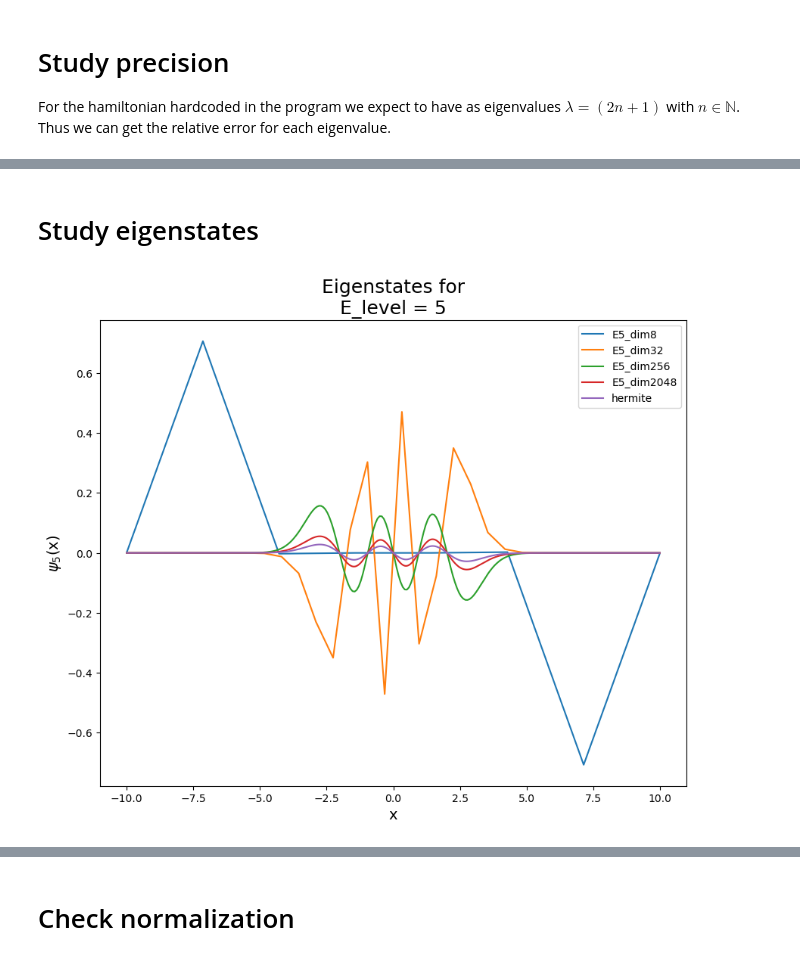
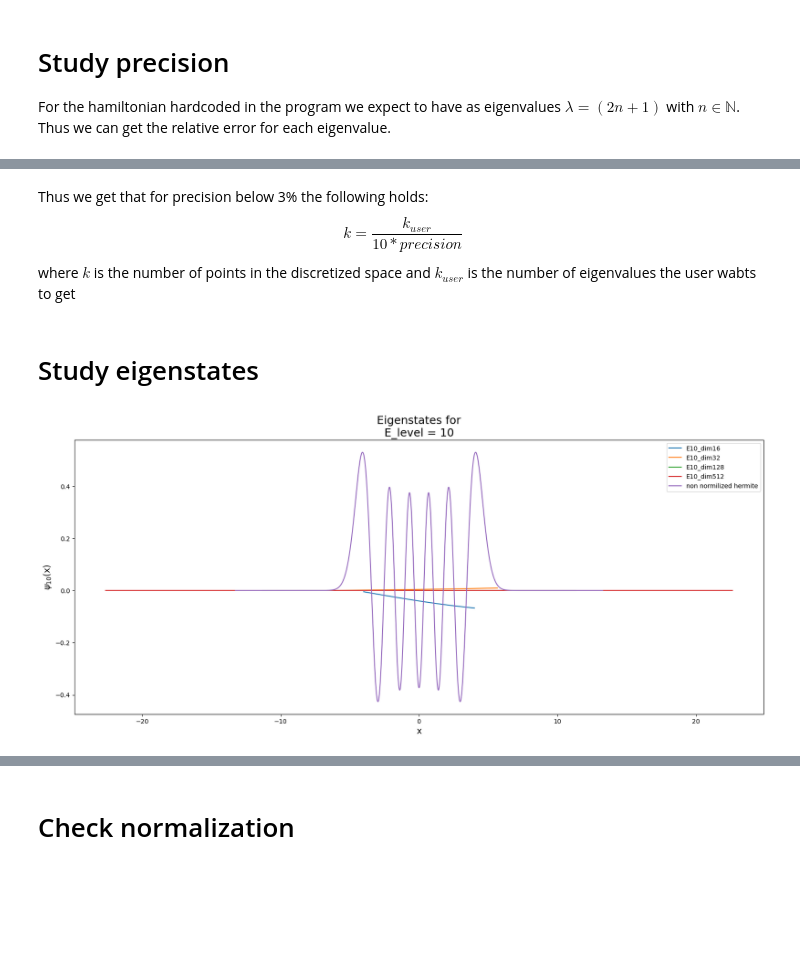
Before and after one commit to c0pp1/QIC_Exercises, a Jupyter notebook: Exercise04/exercise04.ipynb, the cells around one changed output, grey strips where cells are left out. Saved outputs shown, nothing was run; the diff lists cells and outputs as text; code cells hidden in the pictures; blank space fills up the shorter version.

```diff
--- a/Exercise04/exercise04.ipynb
+++ b/Exercise04/exercise04.ipynb
@@ -17,12 +24,12 @@ for dim in tqdm(dims):
 # Study precision
 For the hamiltonian hardcoded in the program we expect to have as eigenvalues $\lambda = (2n+1)$ with $n\in\mathbb{N}$. Thus we can get the relative error for each eigenvalue.
 # %%
-data = np.loadtxt(ofdir + '8192.txt')
+data = np.loadtxt(f'{ofdir}{dims[-1]}{which}.txt')
 eigenstates = data[:-1,:]
 eigenvalues = data[-1,:]
 x = list(range(len(eigenvalues)))
 truevals = [2*i+1 for i in range(len(eigenvalues))]
-error = (eigenvalues - truevals)/truevals
+error = abs(eigenvalues - truevals)/truevals
 # %%
 plt.plot(x, error)
 # %% [output]
@@ -34,7 +43,7 @@ errors = []
 eigenvalues_dim = []
 eigenstates_dim = []
 for dim in dims:
-    data = np.loadtxt(ofdir + f'{dim}.txt')
+    data = np.loadtxt(ofdir + f'{dim}{which}.txt')
     eigenvalues = data[-1,:]
     eigenstates = data[:-1, :]
     eigenvalues_dim.append(eigenvalues)
@@ -62,14 +71,14 @@ linearity holds till relativ error: 590.7909252644204
 # %%
-threshold = 0.01
+threshold = 0.03
 neigval_belowt = [len(error[error < threshold]) for error in errors]
 
 fig, ax = plt.subplots(figsize = (8, 4))
 ax.scatter(dims, neigval_belowt)
 #ax.set_xscale(mpl.scale.LogScale(axis='x', base=2))
 #ax.set_yscale('log')
-ax.set_title("#Eigenvalues with relative error below 1%")
-ax.set_xlabel('Eigenvalue')
+ax.set_title(f"#Eigenvalues with relative error below {threshold*100}%")
+ax.set_xlabel('Basis dimension')
 ax.set_ylabel('counts')
-fig.savefig('neigenbelow1.svg')
+fig.savefig(f'neigenbelow1{which}.svg')
 np.polyfit(dims, neigval_belowt, deg=1)
 # %% [output]
@@ -78,3 +113,9 @@ array([6.46549659e-03, 1.47755565e+01])
+# %% [markdown]
+Thus we get that for precision below 3% the following holds:
+$$
+    k = \frac{k_{user}}{10 * precision}
+$$
+where $k$ is the number of points in the discretized space and $k_{user}$ is the number of eigenvalues the user wabts to get
 # %% [markdown]
 # Study eigenstates
 # %%
@@ -82,24 +123,35 @@ def th_eigenstates(E_level):
     hermite_coeffs = np.zeros(E_level+1)
     hermite_coeffs[-1] = 1
     hermite = np.polynomial.hermite.Hermite(coef=hermite_coeffs, )
-    return lambda x: (-1)**E_level*(1/np.pi)**0.25*np.exp(-x**2/2)*hermite(x)
+    if E_level>50:
+        return lambda x: np.exp(-0.5*(E_level*np.log(2)+E_level*(np.log(E_level)-1)+0.5*np.log(np.pi)+x**2))*hermite(x)
+    else:
+        return lambda x: (2**E_level*factorial(E_level)*np.pi**0.5)**-0.5*np.exp(-x**2/2)*hermite(x)
 # %%
 
-fig, ax = plt.subplots(figsize=(10, 8))
-E_level = 5
+fig, ax = plt.subplots(figsize=(20, 8))
+E_level = 10
 th_eigenstate = th_eigenstates(E_level)
-for i in np.linspace(np.where(np.array(dims)>E_level)[0][0], len(dims), 4, endpoint=False,dtype=np.int16):
-    x, step = np.linspace(xlims[0], xlims[1], dims[i], endpoint=True, retstep=True)
+for i in tqdm(np.linspace(np.where(np.array(dims)>E_level)[0][0], len(dims), 4, endpoint=False,dtype=np.int16)):
+    x, step = np.linspace(xlims[i][0], xlims[i][1], ceil(dims[i]/(10*precision if which != '' else 1)), endpoint=True, retstep=True)
+    if step == 0:
+        print('step=0 at dim:', dim[i])
+        continue
+    if which != '':
+        x = x*dims[i]**0.5
     ax.plot(x, eigenstates_dim[i][:, E_level], label=f'E{E_level}_dim{dims[i]}')
 
-x_hermite = np.linspace(xlims[0], xlims[1], 8000, endpoint=True)
-hermite_norm = np.sqrt(sum(th_eigenstate(x_hermite)**2))
-ax.plot(x_hermite, th_eigenstate(x_hermite)/hermite_norm, label='hermite')
+x_hermite, step_h = np.linspace(-4, 4, 6000, endpoint=True, retstep=True)
+x_hermite = x_hermite*(E_level+1)**0.5
+#hermite_norm = np.sqrt(sum(th_eigenstate(x_hermite)**2))
+x_max = abs(x_hermite[np.argmax(th_eigenstate(x_hermite))])
+ax.plot(x_hermite, th_eigenstate(x_hermite), label='non normilized hermite')
 ax.set_title(f'Eigenstates for\nE_level = {E_level}', size=18)
 ax.set_xlabel('x', size=14)
-ax.set_ylabel(f'$\psi_{E_level}$(x)', size=14)
+ax.set_ylabel('$\psi_{' + str(E_level) + '}$(x)', size=14)
+#ax.set_xlim(-x_max-5, x_max+5)
 ax.legend()
-fig.savefig('eigenstates.svg')
+fig.savefig(f'eigenstates{which}.svg')
 # %% [output]
-[figure, old version]
+[figure, new version]
 # %%
```
Also changed, not shown: parts of 18 cells of this notebook, 9 other files.
